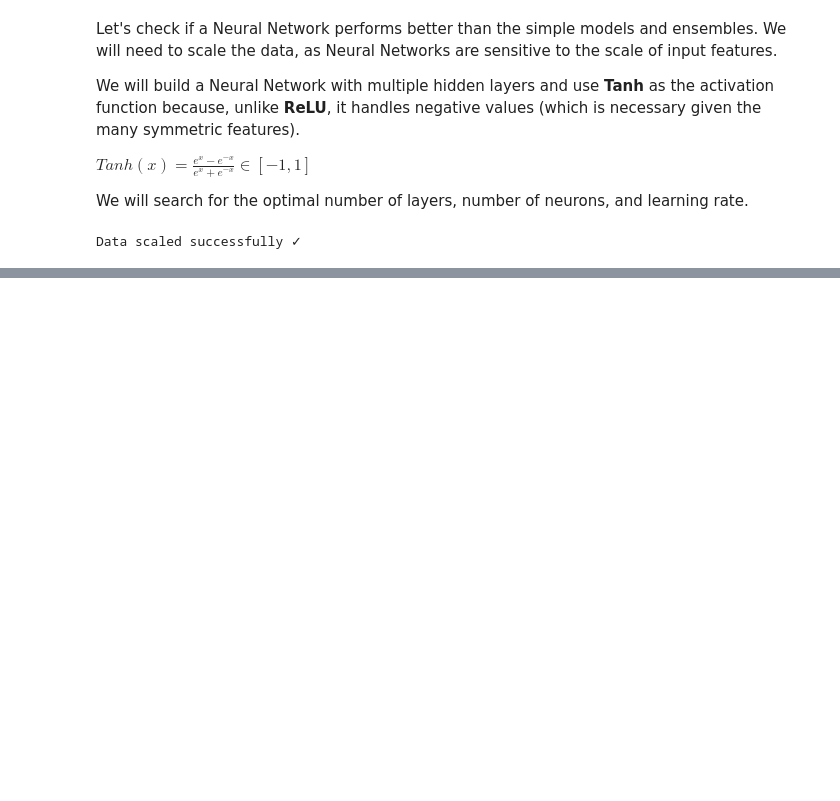
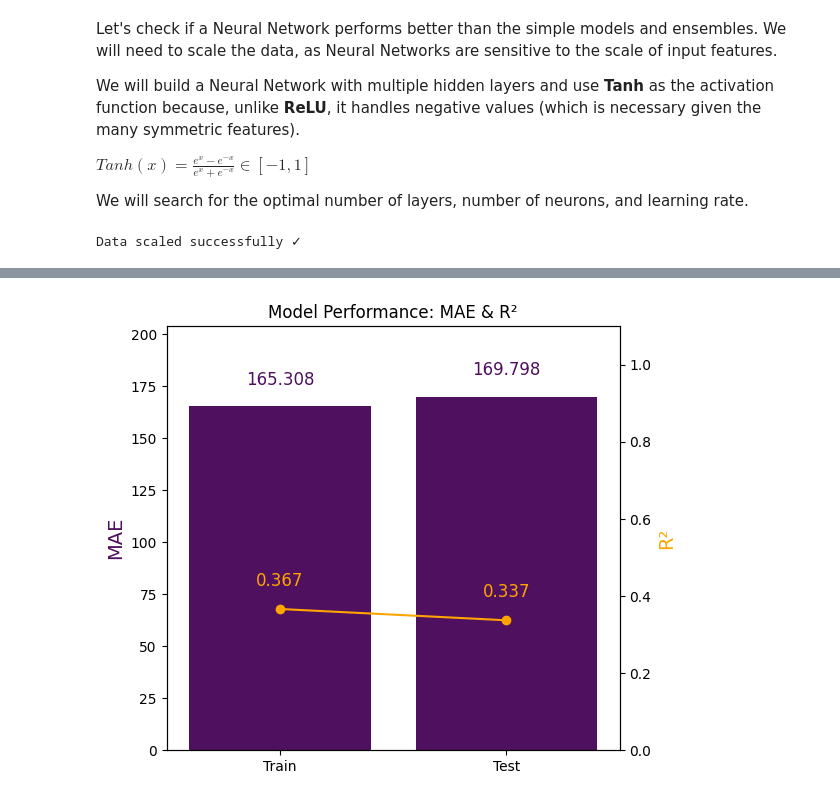
Before and after one commit to albert-ce/kaggle-chess-evaluations, a Jupyter notebook: Kaggle - Chess Evaluations.ipynb, the cells around one changed output, grey strips where cells are left out. Cells and saved outputs as stored; diff of their text form; code cells hidden in the pictures; blank space fills up the shorter version.

```diff
--- a/Kaggle - Chess Evaluations.ipynb
+++ b/Kaggle - Chess Evaluations.ipynb
@@ -1557,0 +1750,13 @@ print('Best Params:', bayes_search_nn.best_params_)
+# %%
+from scipy.stats import zscore
+
+threshold = 2
+z_score = zscore(test[target])
+
+test_no_outliers = test[z_score.abs() <= threshold]
+
+X_test_no_outliers, y_test_no_outliers = test_no_outliers.drop(columns=[target]), test_no_outliers[target]
+# %%
+plot_model_mae_r2(xgb, X_train, y_train, X_test_no_outliers, y_test_no_outliers)
+# %% [output]
+[figure, added]
```
Also changed, not shown: parts of 26 cells of this notebook.
